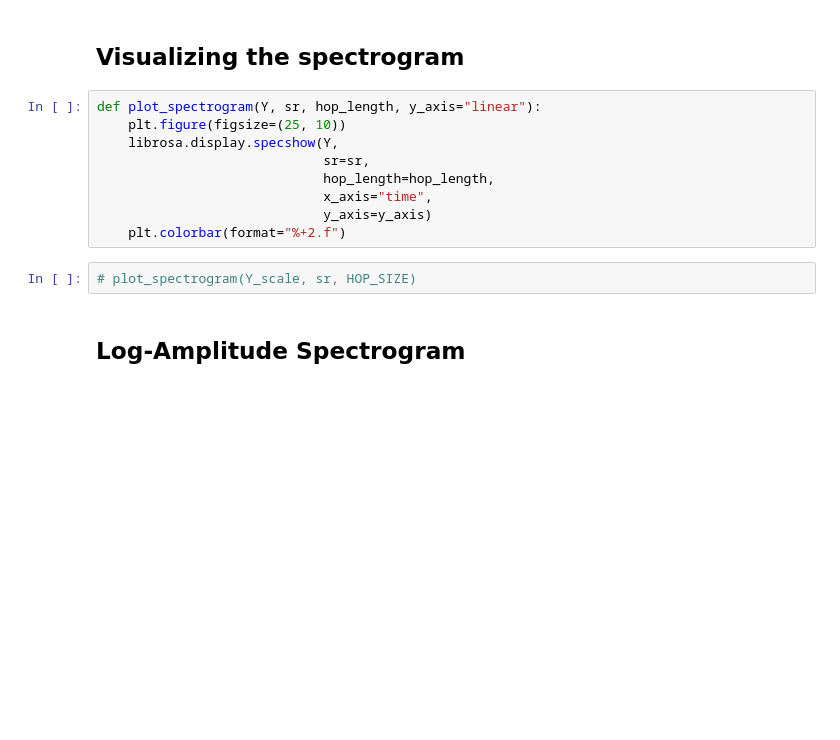
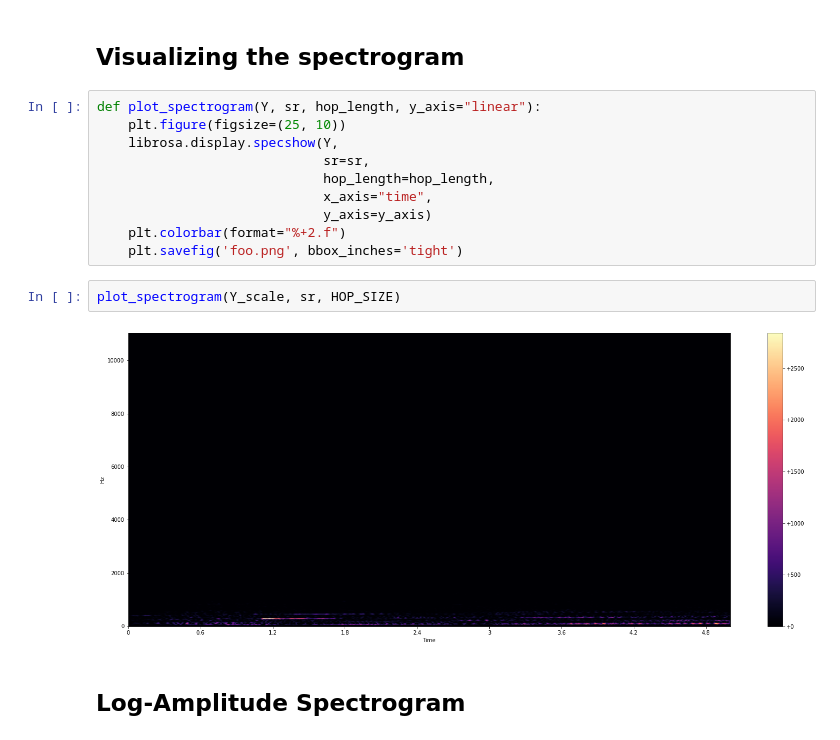
Before and after one commit to suhanacharya/road-analysis-backend, a Jupyter notebook: Extracting Spectrograms from Audio with Python.ipynb, the cells around one changed output. Saved outputs shown, nothing was run; the diff lists cells and outputs as text; blank space fills up the shorter version.

```diff
--- a/Extracting Spectrograms from Audio with Python.ipynb
+++ b/Extracting Spectrograms from Audio with Python.ipynb
@@ -44,8 +46,11 @@ def plot_spectrogram(Y, sr, hop_length, y_axis="linear"):
                              x_axis="time",
                              y_axis=y_axis)
     plt.colorbar(format="%+2.f")
+    plt.savefig('foo.png', bbox_inches='tight')
 # %%
-# plot_spectrogram(Y_scale, sr, HOP_SIZE)
+plot_spectrogram(Y_scale, sr, HOP_SIZE)
+# %% [output]
+[figure, added]
 # %% [markdown]
 ## Log-Amplitude Spectrogram
 # %%
```
Also changed, not shown: parts of 5 cells of this notebook, 3 other files.
